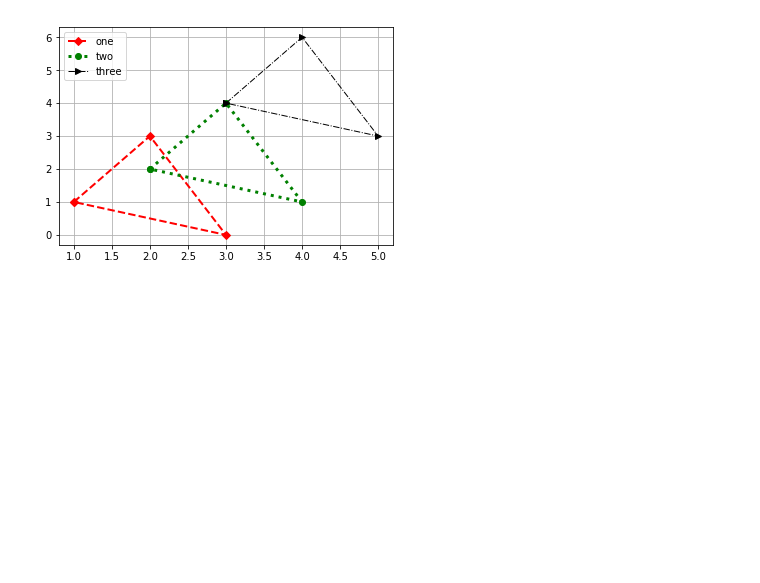
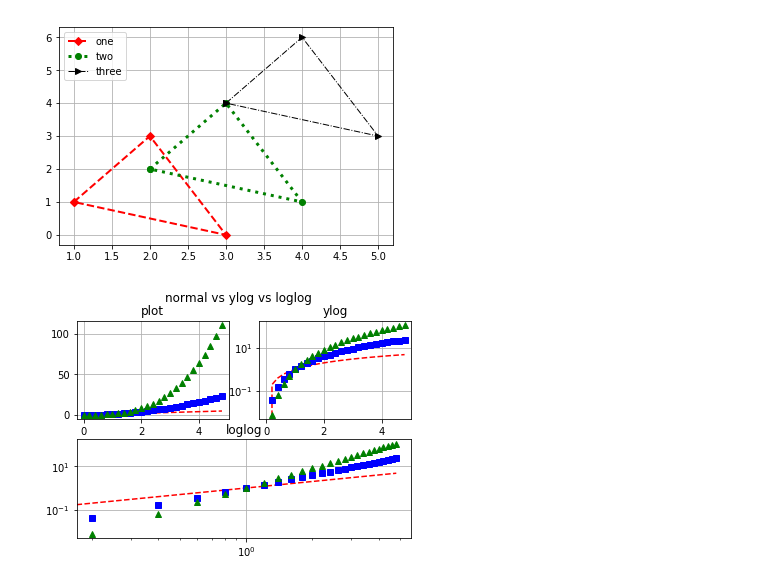
Before and after one commit to konfer/JupyterProMain, a Jupyter notebook: DeepLearningWithPython/marplotlibTest.ipynb, the cells around one changed output. Cells and saved outputs as stored; diff of their text form; code cells hidden in the pictures; blank space fills up the shorter version.

```diff
--- a/DeepLearningWithPython/marplotlibTest.ipynb
+++ b/DeepLearningWithPython/marplotlibTest.ipynb
@@ -80,0 +84,28 @@ plt.show()
+# %%
+t = np.arange(0, 5, 0.2)
+
+fig = plt.figure()#figsize=(10,6)
+
+#行, 列, 序号
+ax1 = fig.add_subplot(221)
+ax2 = fig.add_subplot(222)
+ax3 = fig.add_subplot(212)
+
+ax1.plot(t, t, 'r--', t, t**2, 'bs', t, t**3, 'g^')
+ax1.grid(True)
+ax1.set_title('plot')
+
+ax2.semilogy(t, t, 'r--', t, t**2, 'bs', t, t**3, 'g^')
+ax2.grid(True)
+ax2.set_title('ylog')
+
+ax3.loglog(t, t, 'r--', t, t**2, 'bs', t, t**3, 'g^')
+ax3.grid(True)
+ax3.set_title('loglog')
+
+fig.suptitle('normal vs ylog vs loglog')
+#fig.subplots_adjust(hspace=0.4)
+
+plt.show()
+# %% [output]
+[figure, added]
```
Also changed, not shown: parts of 1 cell of this notebook, 1 other file.
